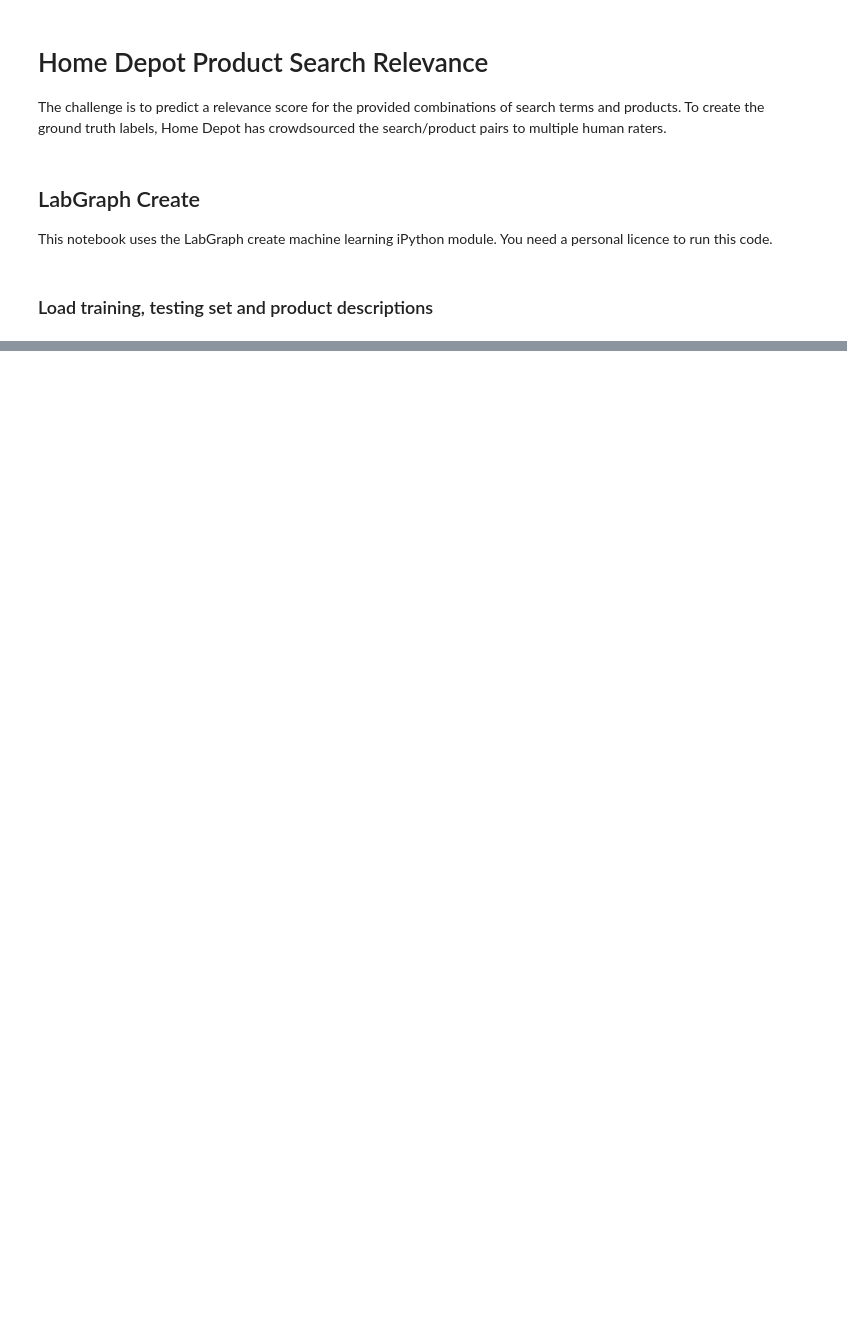
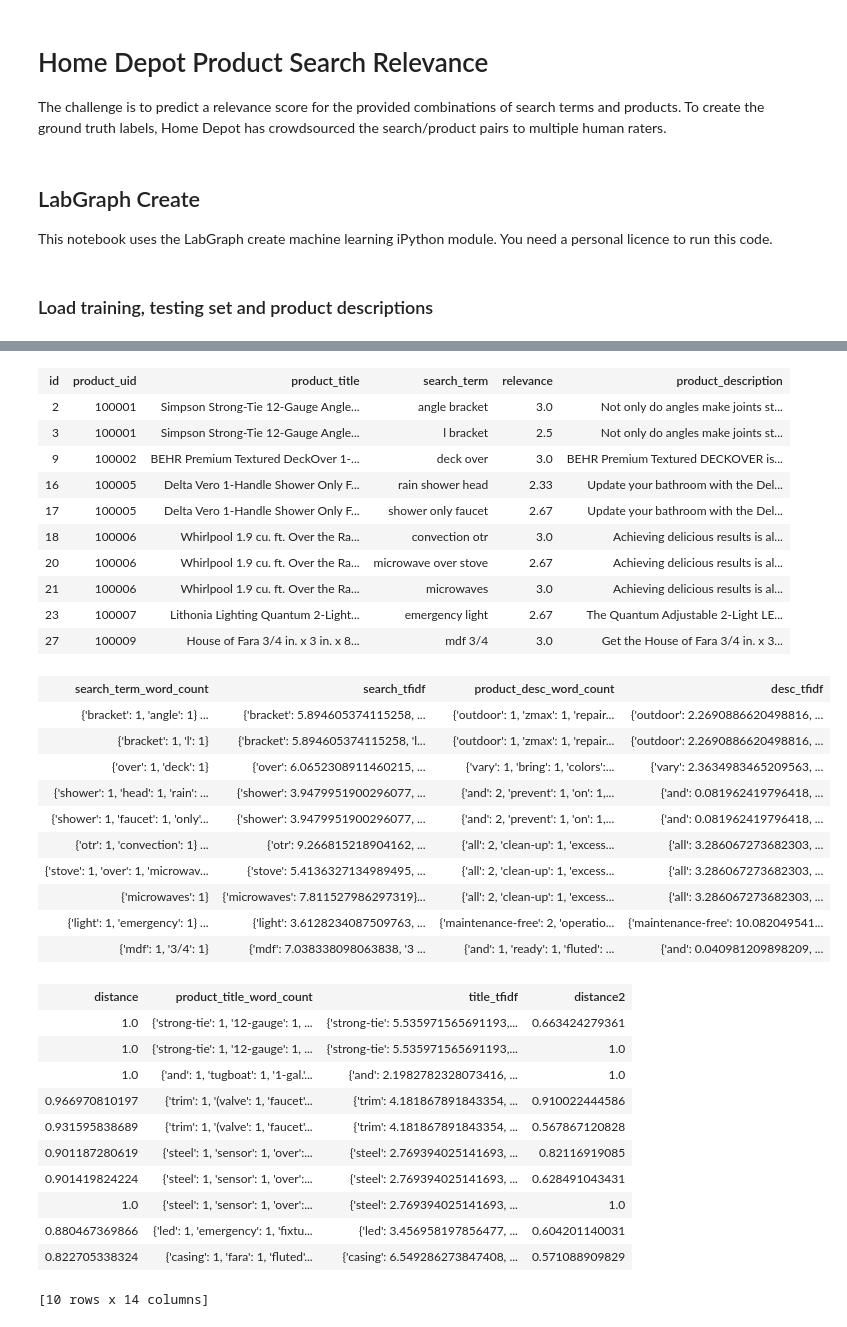
Before and after one commit to jamessdixon/Kaggle.HomeDepot, a Jupyter notebook: ProjectSearchRelevance.Python/Home Depot Product Search Relevance with LabGraph Create.ipynb, the cells around one changed output, grey strips where cells are left out. Saved outputs shown, nothing was run; the diff lists cells and outputs as text; code cells hidden in the pictures; blank space fills up the shorter version.

```diff
--- a/ProjectSearchRelevance.Python/Home Depot Product Search Relevance with LabGraph Create.ipynb
+++ b/ProjectSearchRelevance.Python/Home Depot Product Search Relevance with LabGraph Create.ipynb
@@ -151,0 +241,40 @@ You can use print_rows(num_rows=m, num_columns=n) to print more rows and columns
+# %%
+train['distance'] = train.apply(lambda x: gl.distances.cosine(x['search_tfidf'],x['desc_tfidf']))
+train['distance2'] = train.apply(lambda x: gl.distances.cosine(x['search_tfidf'],x['title_tfidf']))
+# %%
+train.head()
+# %% [output]
+| id | product_uid | product_title | search_term | relevance | product_description |
+| 2 | 100001 | Simpson Strong-Tie 12-Gauge Angle... | angle bracket | 3.0 | Not only do angles make joints st... |
+| 3 | 100001 | Simpson Strong-Tie 12-Gauge Angle... | l bracket | 2.5 | Not only do angles make joints st... |
+| 9 | 100002 | BEHR Premium Textured DeckOver 1-... | deck over | 3.0 | BEHR Premium Textured DECKOVER is... |
+| 16 | 100005 | Delta Vero 1-Handle Shower Only F... | rain shower head | 2.33 | Update your bathroom with the Del... |
+| 17 | 100005 | Delta Vero 1-Handle Shower Only F... | shower only faucet | 2.67 | Update your bathroom with the Del... |
+| 18 | 100006 | Whirlpool 1.9 cu. ft. Over the Ra... | convection otr | 3.0 | Achieving delicious results is al... |
+| 20 | 100006 | Whirlpool 1.9 cu. ft. Over the Ra... | microwave over stove | 2.67 | Achieving delicious results is al... |
+| 21 | 100006 | Whirlpool 1.9 cu. ft. Over the Ra... | microwaves | 3.0 | Achieving delicious results is al... |
+| 23 | 100007 | Lithonia Lighting Quantum 2-Light... | emergency light | 2.67 | The Quantum Adjustable 2-Light LE... |
+| 27 | 100009 | House of Fara 3/4 in. x 3 in. x 8... | mdf 3/4 | 3.0 | Get the House of Fara 3/4 in. x 3... |
+| search_term_word_count | search_tfidf | product_desc_word_count | desc_tfidf |
+| {'bracket': 1, 'angle': 1} ... | {'bracket': 5.894605374115258, ... | {'outdoor': 1, 'zmax': 1, 'repair... | {'outdoor': 2.2690886620498816, ... |
+| {'bracket': 1, 'l': 1} | {'bracket': 5.894605374115258, 'l... | {'outdoor': 1, 'zmax': 1, 'repair... | {'outdoor': 2.2690886620498816, ... |
+| {'over': 1, 'deck': 1} | {'over': 6.0652308911460215, ... | {'vary': 1, 'bring': 1, 'colors':... | {'vary': 2.3634983465209563, ... |
+| {'shower': 1, 'head': 1, 'rain': ... | {'shower': 3.9479951900296077, ... | {'and': 2, 'prevent': 1, 'on': 1,... | {'and': 0.081962419796418, ... |
+| {'shower': 1, 'faucet': 1, 'only'... | {'shower': 3.9479951900296077, ... | {'and': 2, 'prevent': 1, 'on': 1,... | {'and': 0.081962419796418, ... |
+| {'otr': 1, 'convection': 1} ... | {'otr': 9.266815218904162, ... | {'all': 2, 'clean-up': 1, 'excess... | {'all': 3.286067273682303, ... |
+| {'stove': 1, 'over': 1, 'microwav... | {'stove': 5.4136327134989495, ... | {'all': 2, 'clean-up': 1, 'excess... | {'all': 3.286067273682303, ... |
+| {'microwaves': 1} | {'microwaves': 7.811527986297319}... | {'all': 2, 'clean-up': 1, 'excess... | {'all': 3.286067273682303, ... |
+| {'light': 1, 'emergency': 1} ... | {'light': 3.6128234087509763, ... | {'maintenance-free': 2, 'operatio... | {'maintenance-free': 10.082049541... |
+| {'mdf': 1, '3/4': 1} | {'mdf': 7.038338098063838, '3 ... | {'and': 1, 'ready': 1, 'fluted': ... | {'and': 0.040981209898209, ... |
+| distance | product_title_word_count | title_tfidf | distance2 |
+| 1.0 | {'strong-tie': 1, '12-gauge': 1, ... | {'strong-tie': 5.535971565691193,... | 0.663424279361 |
+| 1.0 | {'strong-tie': 1, '12-gauge': 1, ... | {'strong-tie': 5.535971565691193,... | 1.0 |
+| 1.0 | {'and': 1, 'tugboat': 1, '1-gal.'... | {'and': 2.1982782328073416, ... | 1.0 |
+| 0.966970810197 | {'trim': 1, '(valve': 1, 'faucet'... | {'trim': 4.181867891843354, ... | 0.910022444586 |
+| 0.931595838689 | {'trim': 1, '(valve': 1, 'faucet'... | {'trim': 4.181867891843354, ... | 0.567867120828 |
+| 0.901187280619 | {'steel': 1, 'sensor': 1, 'over':... | {'steel': 2.769394025141693, ... | 0.82116919085 |
+| 0.901419824224 | {'steel': 1, 'sensor': 1, 'over':... | {'steel': 2.769394025141693, ... | 0.628491043431 |
+| 1.0 | {'steel': 1, 'sensor': 1, 'over':... | {'steel': 2.769394025141693, ... | 1.0 |
+| 0.880467369866 | {'led': 1, 'emergency': 1, 'fixtu... | {'led': 3.456958197856477, ... | 0.604201140031 |
+| 0.822705338324 | {'casing': 1, 'fara': 1, 'fluted'... | {'casing': 6.549286273847408, ... | 0.571088909829 |
+[10 rows x 14 columns]
```
Also changed, not shown: parts of 29 cells of this notebook.
